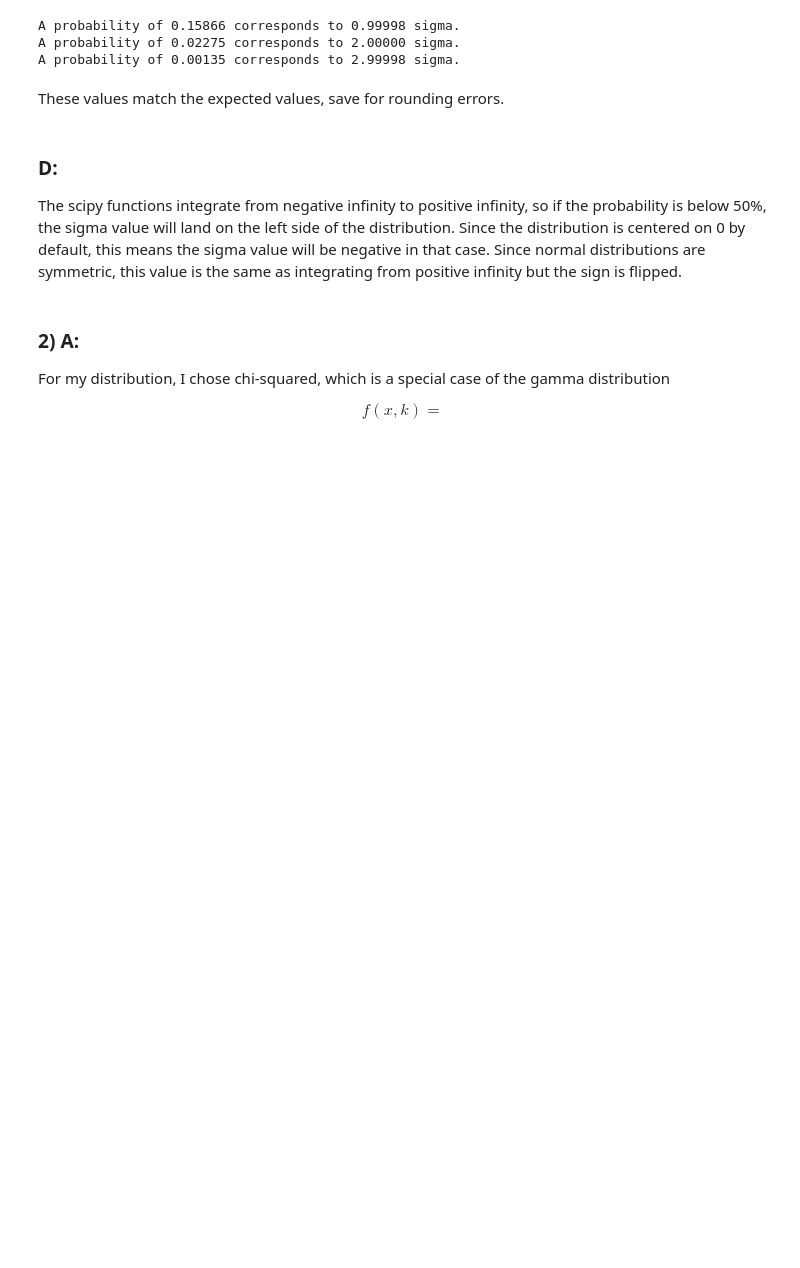
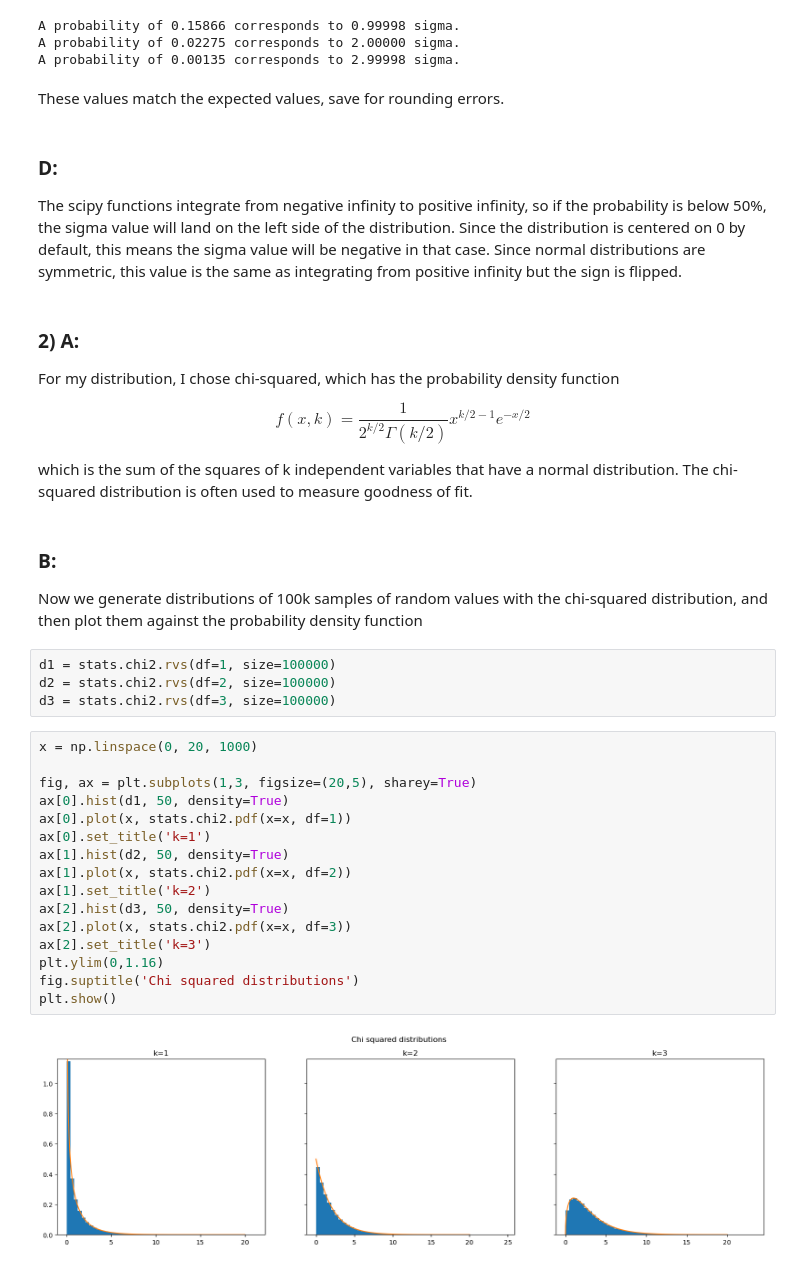
Before and after one commit to pgwart/PHYS434, a Jupyter notebook: Lab1.ipynb, the cells around one changed output. Cells and saved outputs as stored; diff of their text form; blank space fills up the shorter version.

```diff
--- a/Lab1.ipynb
+++ b/Lab1.ipynb
@@ -67,8 +67,36 @@ The scipy functions integrate from negative infinity to positive infinity, so if
 # %% [markdown]
 ### 2) A:
 
-For my distribution, I chose chi-squared, which is a special case of the gamma distribution
+For my distribution, I chose chi-squared, which has the probability density function
 
 $$
-f(x,k) =
+f(x,k) = \frac{1}{2^{k/2}\Gamma(k/2)}x^{k/2-1}e^{-x/2}
 $$
+
+which is the sum of the squares of k independent variables that have a normal distribution. The chi-squared distribution is often used to measure goodness of fit.
+# %% [markdown]
+### B:
+
+Now we generate distributions of 100k samples of random values with the chi-squared distribution, and then plot them against the probability density function
+# %%
+d1 = stats.chi2.rvs(df=1, size=100000)
+d2 = stats.chi2.rvs(df=2, size=100000)
+d3 = stats.chi2.rvs(df=3, size=100000)
+# %%
+x = np.linspace(0, 20, 1000)
+
+fig, ax = plt.subplots(1,3, figsize=(20,5), sharey=True)
+ax[0].hist(d1, 50, density=True)
+ax[0].plot(x, stats.chi2.pdf(x=x, df=1))
+ax[0].set_title('k=1')
+ax[1].hist(d2, 50, density=True)
+ax[1].plot(x, stats.chi2.pdf(x=x, df=2))
+ax[1].set_title('k=2')
+ax[2].hist(d3, 50, density=True)
+ax[2].plot(x, stats.chi2.pdf(x=x, df=3))
+ax[2].set_title('k=3')
+plt.ylim(0,1.16)
+fig.suptitle('Chi squared distributions')
+plt.show()
+# %% [output]
+[figure, added]
```
Also changed, not shown: parts of 8 cells of this notebook.
